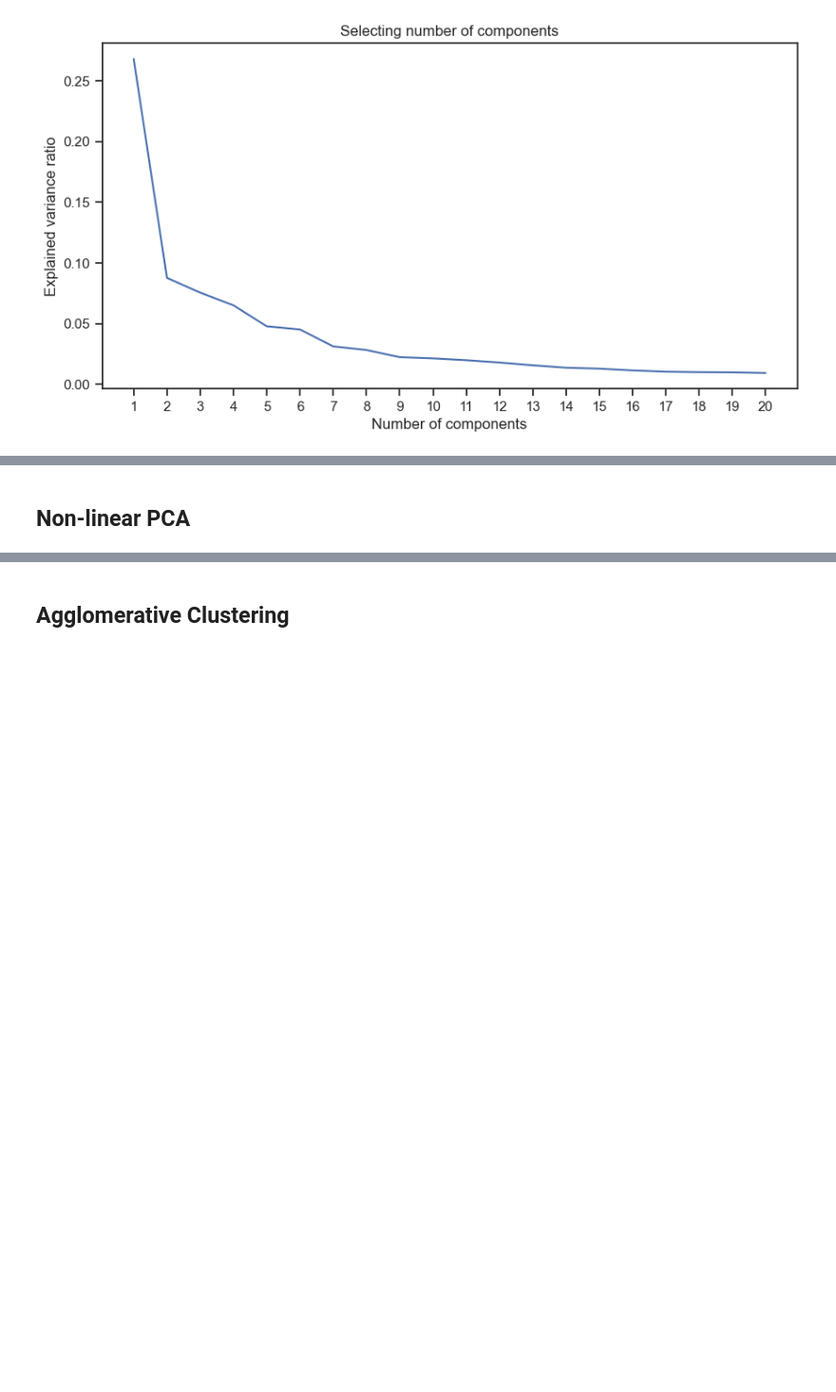
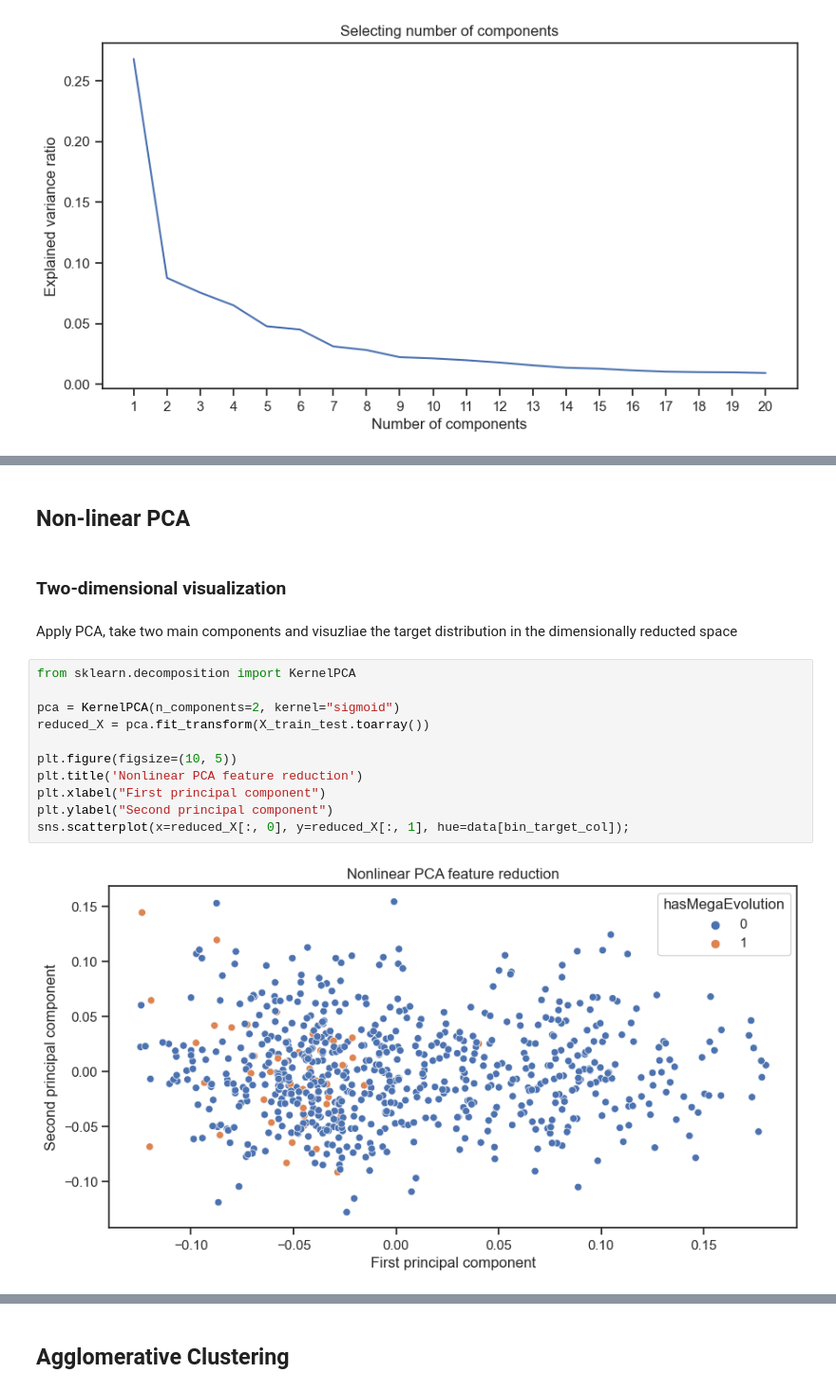
Before and after one commit to dr-leto/unimi, a Jupyter notebook: advanced_multivariate_statistics/pokemons.ipynb, the cells around one changed output, grey strips where cells are left out. Shown at 95% size. Drawn from its saved outputs; the diff is of its cells as text; blank space fills up the shorter version.

```diff
--- a/advanced_multivariate_statistics/pokemons.ipynb
+++ b/advanced_multivariate_statistics/pokemons.ipynb
@@ -244,5 +244,22 @@ X_train_red = pca.fit_transform(X_train_test.toarray())
 print(f"%.2f%% - Explained variance by {best_n} components" % (pca.explained_variance_ratio_.sum() * 100))
 # %% [output]
 69.20% - Explained variance by 10 components
-# %% [markdown]
-## Non-linear PCA
+# %% [markdown]
+## Non-linear PCA
+# %% [markdown]
+### Two-dimensional visualization
+# %% [markdown]
+Apply PCA, take two main components and visuzliae the target distribution in the dimensionally reducted space
+# %%
+from sklearn.decomposition import KernelPCA
+
+pca = KernelPCA(n_components=2, kernel="sigmoid")
+reduced_X = pca.fit_transform(X_train_test.toarray())
+
+plt.figure(figsize=(10, 5))
+plt.title('Nonlinear PCA feature reduction')
+plt.xlabel("First principal component")
+plt.ylabel("Second principal component")
+sns.scatterplot(x=reduced_X[:, 0], y=reduced_X[:, 1], hue=data[bin_target_col]);
+# %% [output]
+[figure, added]
```
Also changed, not shown: parts of 24 cells of this notebook.
